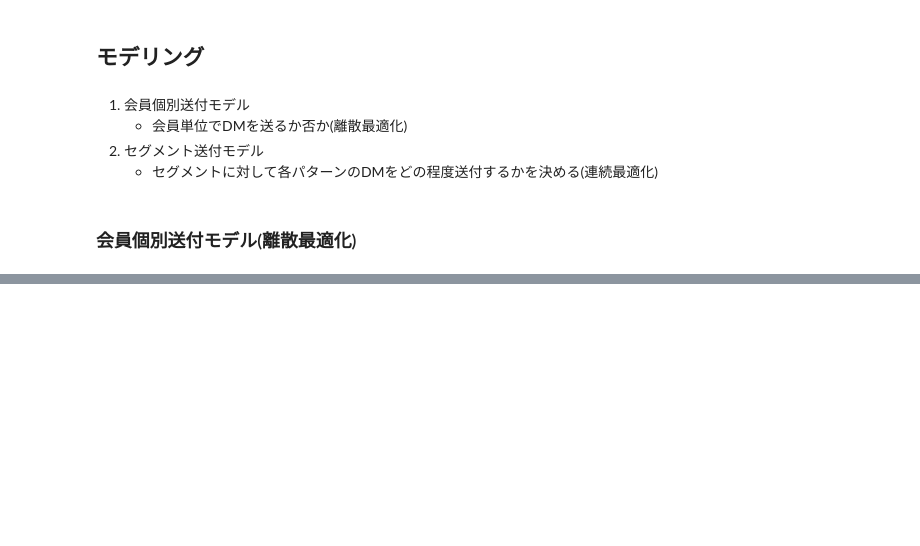
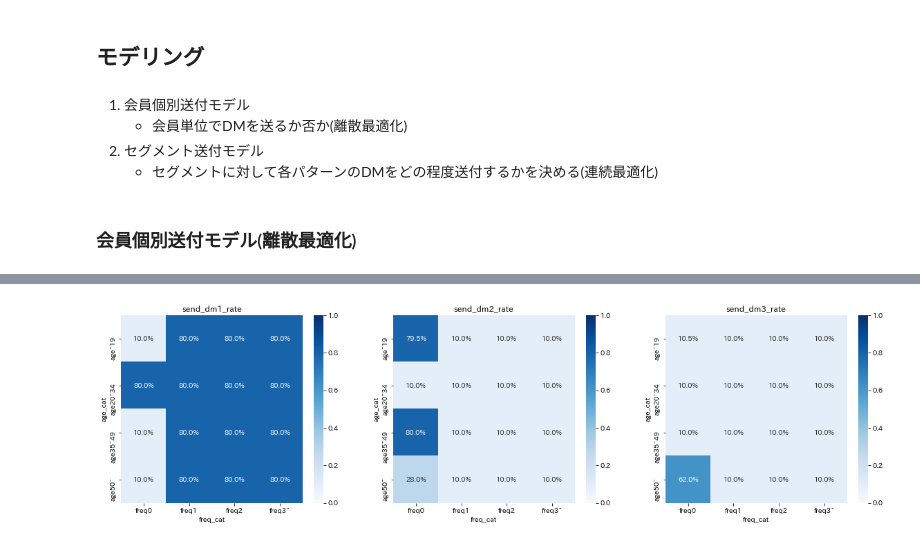
Before and after one commit to morison28/python-optimization, a Jupyter notebook: 02_discount-cuopon.ipynb, the cells around one changed output, grey strips where cells are left out. Saved outputs shown, nothing was run; the diff lists cells and outputs as text; code cells hidden in the pictures; blank space fills up the shorter version.

```diff
--- a/02_discount-cuopon.ipynb
+++ b/02_discount-cuopon.ipynb
@@ -274,0 +259,9 @@ print(f" status = {pulp.LpStatus[status]}")
+# %%
+# S : セグメントリスト
+S = df_proba['segment_id'].to_list()
+print(len(S))
+# N_s : 各セグメントに属する会員数
+N_s = df_customer_proba.groupby(['segment_id'])['customer_id'].count().to_dict()
+print(N_s)
+# S_i : 会員をキーとして属するセグメントを返す辞書
+S_i = df_customer_proba.set_index('customer_id')['segment_id'].to_dict()
@@ -274,0 +271,6 @@ print(f" status = {pulp.LpStatus[status]}")
+# %%
+# 各パターンのDMをそれぞれのセグメントに属する会員の10％以上送付
+for s in S:
+    for m in M:
+        problem.addConstraint(
+            pulp.lpSum(x_im[i,m] for i in I if S_i[i] == s) >= 0.1 * N_s[s])
@@ -274,0 +294,6 @@ print(f" status = {pulp.LpStatus[status]}")
+# %%
+df_send_dm = pd.DataFrame(
+    [[x_im[i,m].value() for m in M] for i in I],
+    columns = ['send_dm1', 'send_dm2', 'send_dm3'])
+print(df_send_dm.shape)
+df_send_dm.head()
@@ -274,0 +308,4 @@ print(f" status = {pulp.LpStatus[status]}")
+# %%
+df_customer_send = pd.concat([df_customer[['customer_id','age_cat','freq_cat']], df_send_dm], axis=1)
+print(df_customer_send.shape)
+df_customer_send.head(10)
@@ -274,0 +325,15 @@ print(f" status = {pulp.LpStatus[status]}")
+# %%
+# 各セグメントに対するDMの送付率を可視化
+
+fig, axes = plt.subplots(nrows=1, ncols=3, figsize=(20, 5))
+for i, dm_ptn in enumerate(['send_dm1', 'send_dm2', 'send_dm3']):
+    df_pivot = pd.pivot_table(
+        data=df_customer_send,
+        values=dm_ptn,
+        columns='freq_cat', index='age_cat',
+        aggfunc='mean').reindex(['age~19', 'age20~34', 'age35~49', 'age50~'])
+    sns.heatmap(df_pivot, annot=True, fmt='.1%', cmap='Blues', vmin=0, vmax=1, ax=axes[i])
+    axes[i].set_title(f"{dm_ptn}_rate")
+fig.show()
+# %% [output]
+[figure, added]
```
Also changed, not shown: parts of 47 cells of this notebook.
